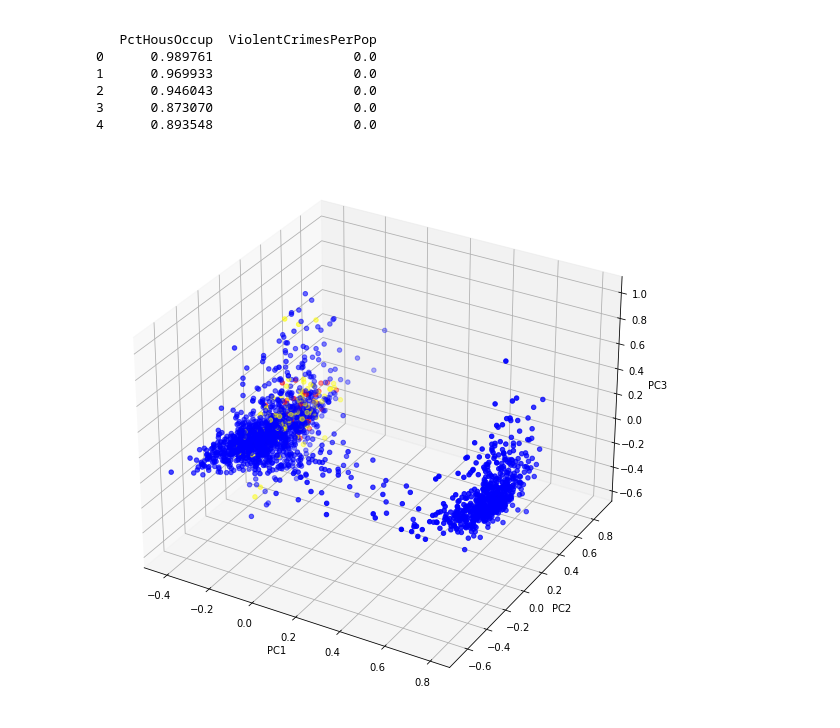
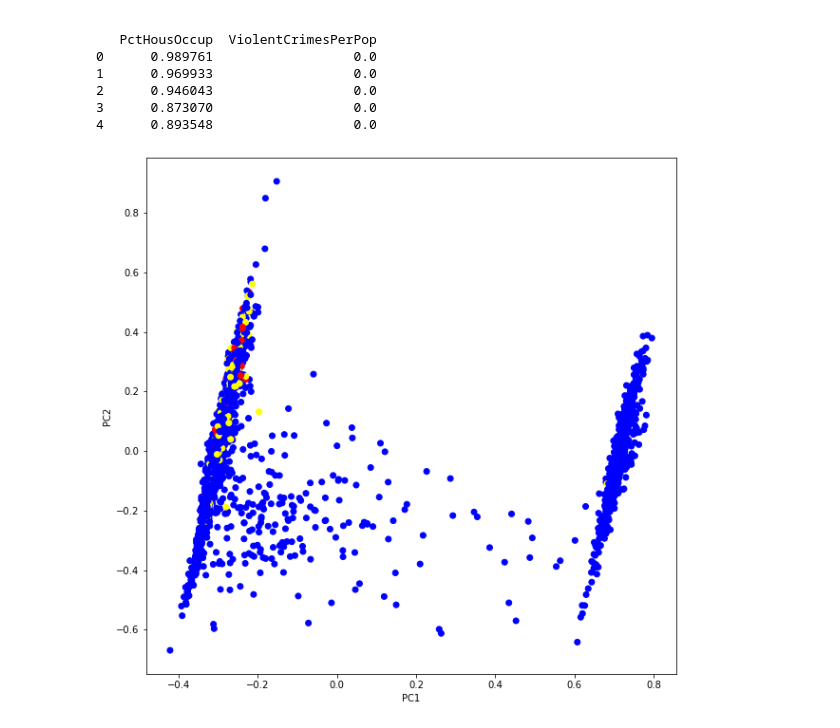
Before and after one commit to StephanEnseleit/Data-Analytics-and-Mining-Project, a Jupyter notebook: analyses/pca_communitites.ipynb, the cells around one changed output. Saved outputs shown, nothing was run; the diff lists cells and outputs as text; code cells hidden in the pictures.

Commit message:
Refactor pca analysis and add thoughts on next steps.
Refactorings include:
- Remove code duplication
- Add further analysis data e.g. distribution plot over all features

```diff
--- a/analyses/pca_communitites.ipynb
+++ b/analyses/pca_communitites.ipynb
@@ -328,4 +354,12 @@ categorized_crime_rate.head(20)
 19    middle
 Name: ViolentCrimesPerPop, dtype: category
 Categories (3, object): ['low' < 'middle' < 'high']
+# %%
+color_dict = {
+    'low': 'blue',
+    'middle': 'yellow',
+    'high': 'red'
+}
+
+categorical_crime_colors = [color_dict[i] for i in categorized_crime_rate]
 # %%
@@ -612,33 +434,6 @@ print(df_all_range_norm.head())
 3      0.873070                  0.0
 4      0.893548                  0.0
 # %%
-# categorized_crime_rate = pd.cut(data.ViolentCrimesPerPop, bins=[0,10,20,100],labels=['low', 'middle', 'high'])
-
-# Set the n_components=3
-principal=PCA(n_components=3)
-principal.fit(df_all_range_norm)
-x=principal.transform(df_all_range_norm)
-principalDf = pd.DataFrame(data = x, columns = ['pc1', 'pc2', "pc3"])
-
-# import relevant libraries for 3d graph
-from mpl_toolkits.mplot3d import Axes3D
-fig = plt.figure(figsize=(10,10))
-
-# choose projection 3d for creating a 3d graph
-axis = fig.add_subplot(111, projection='3d')
-
-color_dict = {
-    'low': 'blue',
-    'middle': 'yellow',
-    'high': 'red'
-}
-colors= [color_dict[i] for i in categorized_crime_rate]
-
-# x[:,0]is pc1,x[:,1] is pc2 while x[:,2] is pc3
-axis.scatter(x[:, 0], x[:, 1], x[:, 2], c=colors, cmap='hot')
-axis.set_xlabel("PC1", fontsize=10)
-axis.set_ylabel("PC2", fontsize=10)
-axis.set_zlabel("PC3", fontsize=10)
-plt.show()
+create_pca_plot_2D(df_all_range_norm.drop('ViolentCrimesPerPop', axis=1), categorical_crime_colors)
 # %% [output]
-[figure, old version]
+[figure, new version]
```
Also changed, not shown: parts of 32 cells of this notebook.
